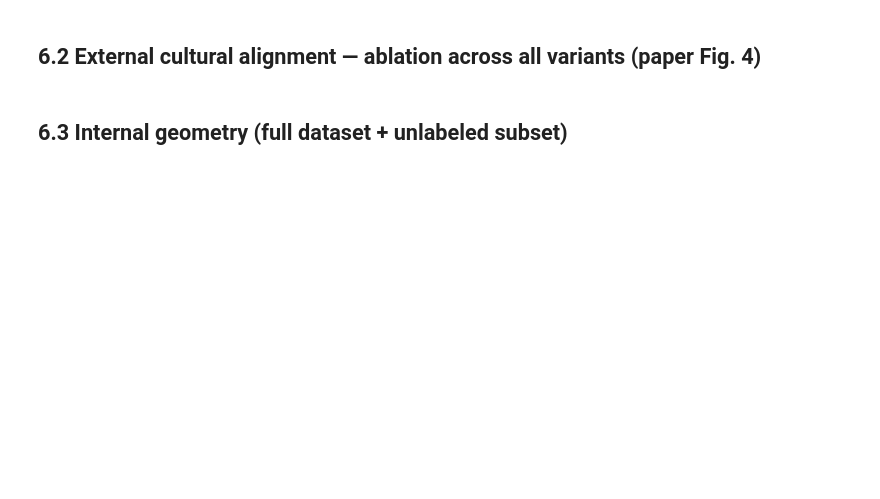
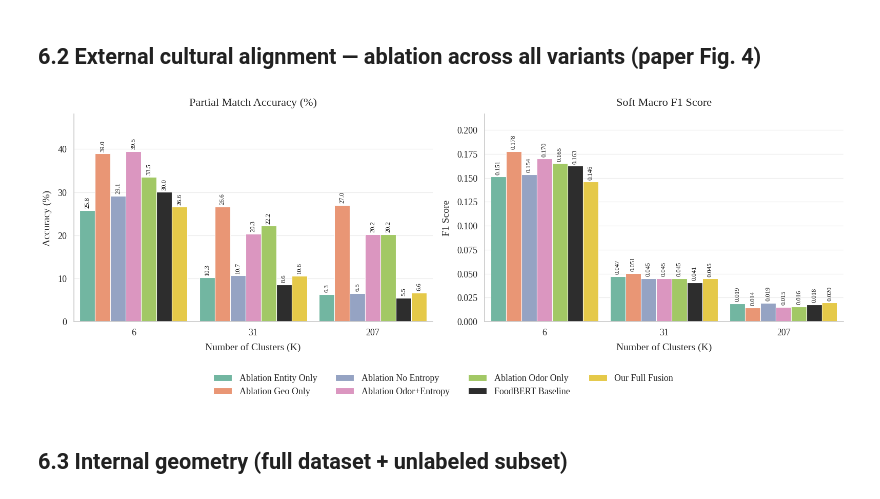
Before and after one commit to hoangvanminhforwork-sleeping/food-and-non-semantic-vector, a Jupyter notebook: final/ICOCO_notebook_Colab.ipynb, the cells around one changed output. Saved outputs shown, nothing was run; the diff lists cells and outputs as text; code cells hidden in the pictures; blank space fills up the shorter version.

```diff
--- a/final/ICOCO_notebook_Colab.ipynb
+++ b/final/ICOCO_notebook_Colab.ipynb
@@ -2224,7 +2290,7 @@ else:
     import seaborn as sns
     import pandas as pd
 
-    FIG3_SOURCE = globals().get('FIG3_SOURCE', 'paper')
+    FIG3_SOURCE = globals().get('FIG3_SOURCE', 'computed')
 
     # Published reference: labeled.csv (mean +/- SD over 5 seeds), all 7 configurations.
     PAPER_EXT_ABLATION = pd.DataFrame([
@@ -2300,33 +2366,35 @@ else:
         sub = df_long[df_long['Metric'] == mlabel].copy()
         sub = sub.assign(Configuration=sub['Configuration'].map(MODEL_DISPLAY))
         sub['Configuration'] = pd.Categorical(sub['Configuration'], categories=models, ordered=True)
         sns.barplot(data=sub, x='Target K', y='Score', hue='Configuration', ax=ax,
                     order=ks, hue_order=models,
                     palette=MODEL_PALETTE,
                     width=0.9, edgecolor='white', linewidth=0.8, **_NOERR)
         ax.set_title(mlabel, fontsize=16, pad=12)
         ax.set_xlabel('Number of Clusters (K)', fontsize=14, labelpad=8)
         ax.set_ylabel('Accuracy (%)' if idx == 0 else 'F1 Score', fontsize=14, labelpad=8)
         ax.set_ylim(0, sub['Score'].max() * 1.22)
         ax.grid(True, axis='y', color='0.92', linewidth=0.8)
         ax.grid(False, axis='x')
         sns.despine(ax=ax)
         for cont in ax.containers:
             for p in cont:
                 h = p.get_height()
                 if h > 0:
                     ax.annotate(fmt.format(h), (p.get_x() + p.get_width() / 2.0, h),
                                 ha='center', va='bottom', xytext=(0, 3),
                                 textcoords='offset points', fontsize=9,
                                 color='#111111', rotation=90)
         if ax.get_legend():
             ax.get_legend().remove()
     handles, labels = axes[1].get_legend_handles_labels()
     fig.legend(handles, labels, loc='lower center', bbox_to_anchor=(0.5, -0.03),
                ncol=4, fontsize=13, frameon=False)
     plt.tight_layout()
     plt.subplots_adjust(bottom=0.24)
     plt.show()
+# %% [output]
+[figure, added]
 # %% [markdown]
 ## 6.3 Internal geometry (full dataset + unlabeled subset)
 # %%
```
Also changed, not shown: parts of 14 cells of this notebook.
